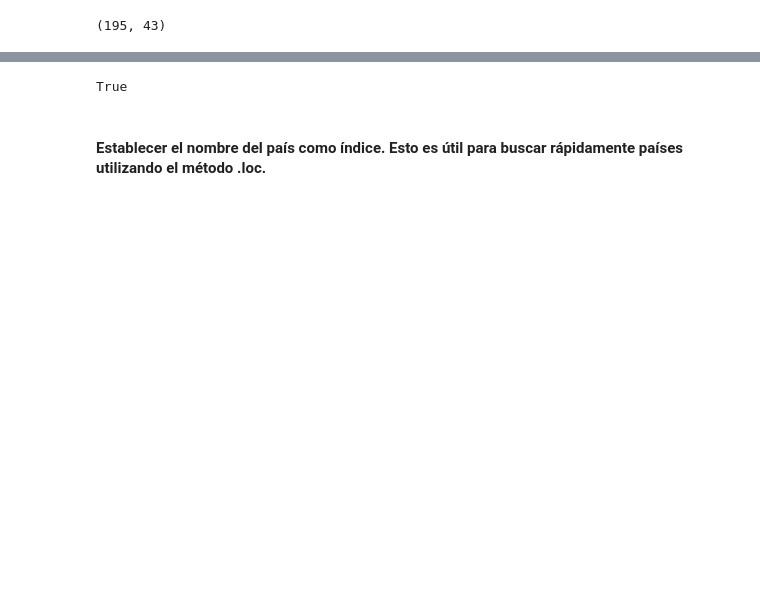
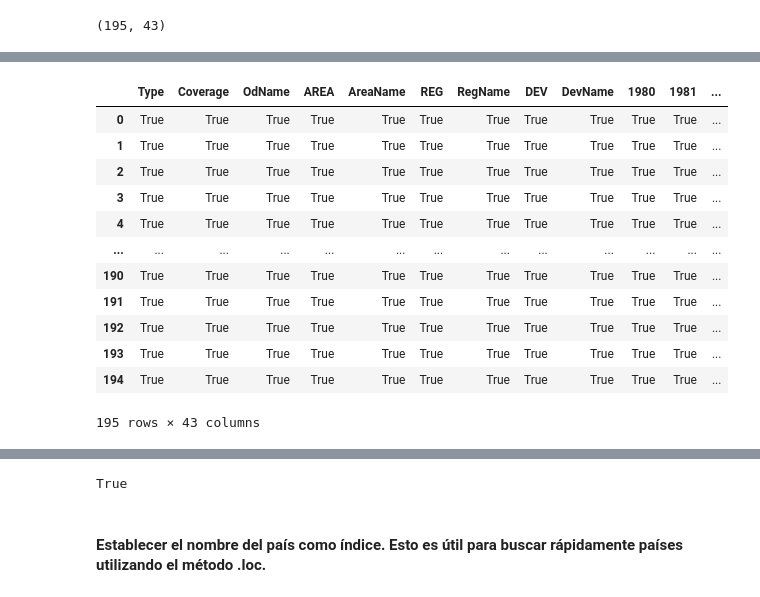
Before and after one commit to josealejandro2017/ProyectoHouse, a Jupyter notebook: SegundaEntrega_Sanabria.ipynb, the cells around one changed output, grey strips where cells are left out. Drawn from its saved outputs; the diff is of its cells as text; code cells hidden in the pictures; blank space fills up the shorter version.

```diff
--- a/SegundaEntrega_Sanabria.ipynb
+++ b/SegundaEntrega_Sanabria.ipynb
@@ -75,0 +108,17 @@ df_can.shape
+# %%
+# Verifica si hay nulos
+df_can.notnull()
+# %% [output]
+|  | Type | Coverage | OdName | AREA | AreaName | REG | RegName | DEV | DevName | 1980 | 1981 | ... |
+| 0 | True | True | True | True | True | True | True | True | True | True | True | ... |
+| 1 | True | True | True | True | True | True | True | True | True | True | True | ... |
+| 2 | True | True | True | True | True | True | True | True | True | True | True | ... |
+| 3 | True | True | True | True | True | True | True | True | True | True | True | ... |
+| 4 | True | True | True | True | True | True | True | True | True | True | True | ... |
+| ... | ... | ... | ... | ... | ... | ... | ... | ... | ... | ... | ... | ... |
+| 190 | True | True | True | True | True | True | True | True | True | True | True | ... |
+| 191 | True | True | True | True | True | True | True | True | True | True | True | ... |
+| 192 | True | True | True | True | True | True | True | True | True | True | True | ... |
+| 193 | True | True | True | True | True | True | True | True | True | True | True | ... |
+| 194 | True | True | True | True | True | True | True | True | True | True | True | ... |
+195 rows × 43 columns
```
Also changed, not shown: parts of 22 cells of this notebook.
